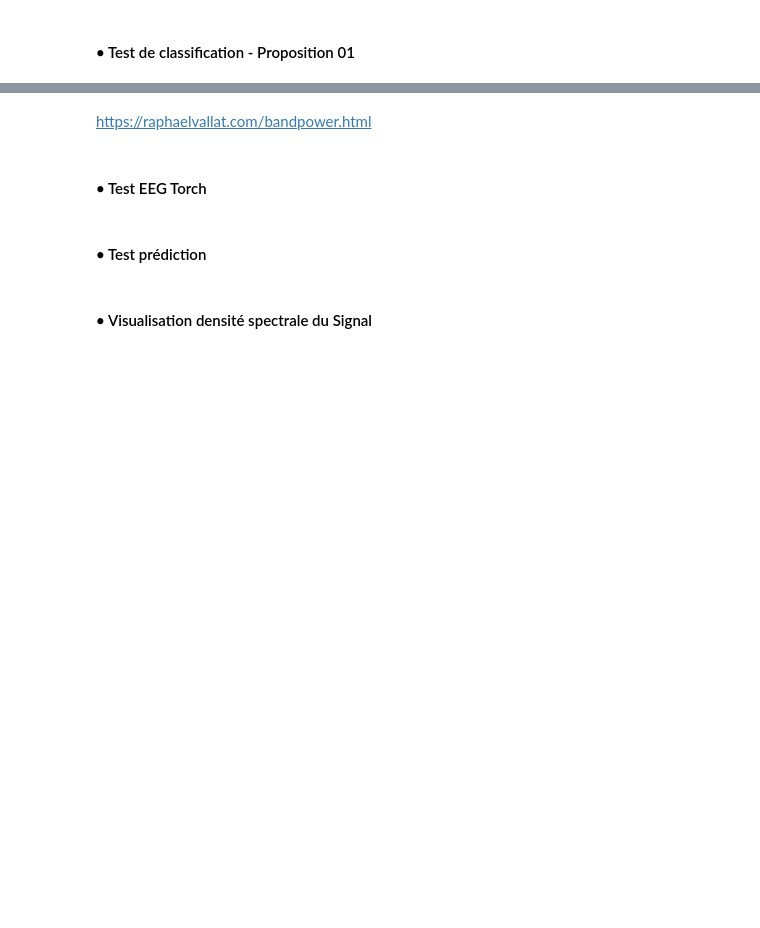
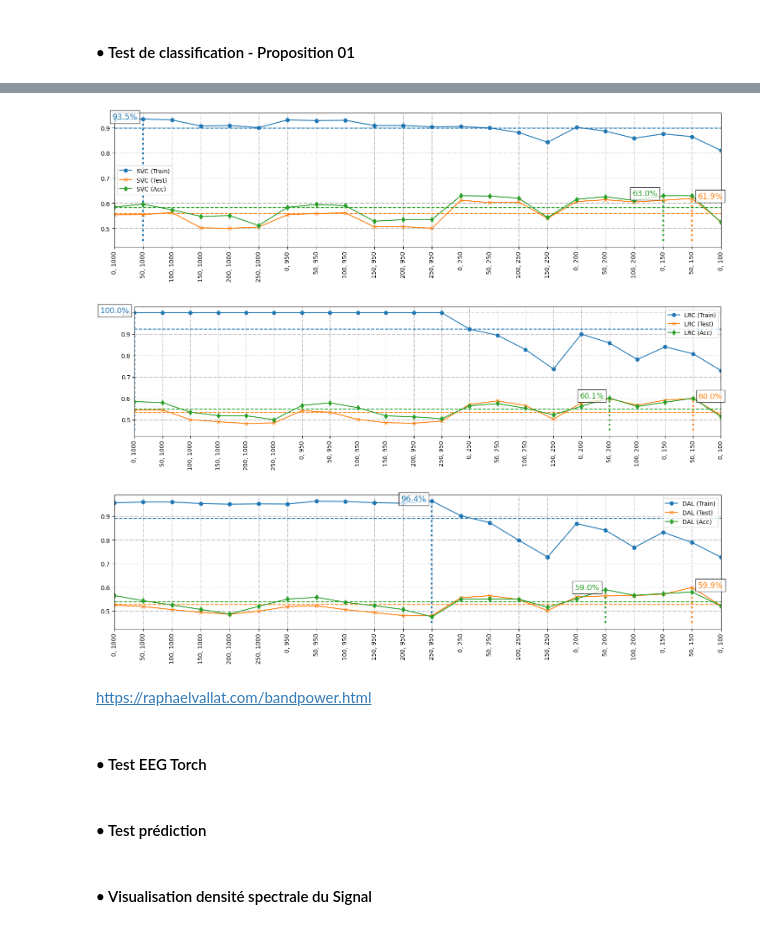
Before and after one commit to philippe-dpz/EEG_proj_repo, a Jupyter notebook: notebooks/Segmentation.ipynb, the cells around one changed output, grey strips where cells are left out. Saved outputs shown, nothing was run; the diff lists cells and outputs as text; code cells hidden in the pictures; blank space fills up the shorter version.

```diff
--- a/notebooks/Segmentation.ipynb
+++ b/notebooks/Segmentation.ipynb
@@ -136,4 +138,4 @@ test_X = csv_in_zip(path, directory = 'test')
 # %% [markdown]
 #### • Pré-traitement (Segmentation) des données
 # %%
-train_X, train_y, test_X, test_y = train_test_init(entrants, targets, files, methode = -1, reverse = False)
+train_X, train_y, test_X, test_y = train_test_init(entrants, targets, files, methode = -1, reverse = True)
@@ -275,35 +248,40 @@ for i in np.append(range(1000, 900, -lp), range(250, 0, -lp)):  # range(sec, lp
 # %%
 nb  = len(sched)
-v1  = [list(table[i :: nb]) for i in range(nb)]
-pos = [f"{x[1]}, {x[2]}" for x in v1[0]]
-xtk = range(len(v1[0]))
+v1  = [table[i :: nb] for i in range(nb)]
+pos = [f"{x[0]}, {x[1]}" for x in v1[0]]
+xtk = range(len(pos))
 
 for i in range(nb):
     plt.figure(figsize = (18, 4))
     plt.xlim([xtk[0], xtk[-1]])
     plt.grid(visible = True, ls = '-.')
     plt.xticks(xtk, labels = pos, rotation = 'vertical')
 
     for j in range(1, 4):
-        curve = np.array([float(x[-j]) for x in v1[i]])
-        max_  = max(curve)
-        x_    = np.where(curve == max_)[0][0]
-        line  = plt.plot(xtk, curve, f'{'_oxd'[j]}-', label = f'{leg[i]} ({acc_str[j - 1]})')
-        c     = line[-1].get_color()
-        fnt   = {
-                'fontsize': 13,
-                'fontweight': 'medium',
-                'horizontalalignment': 'right' if j % 2 == 0 else 'left', # 'center',
-                'bbox': dict(facecolor = 'white', alpha = .75),
+        crv  = np.array([float(x[1 + j]) for x in v1[i]])
+        max_ = max(crv)
+        x_   = np.where(crv == max_)[0][0]
+        k    = j % 2 == 0
+        off  = .2 * ([-1, 1][k])
+        fnt  = {
+                  'fontsize': 13,
+                  'fontweight': 'medium',
+                  'horizontalalignment': ['right', 'left'][k],
+                  'bbox': dict(facecolor = 'white', alpha = .75),
                 }
-        off = -.2 if j % 2 == 0 else .2
+        line = plt.plot(xtk, crv, f'{'_oxd'[j]}-', label = f'{leg[i]} ({['', 'Train', 'Test', 'Acc'][j]})')
+        c    = line[-1].get_color()
 
-        plt.hlines(np.mean(curve), 0, 250, colors = c, ls = '--')
+        plt.hlines(np.mean(crv), 0, 250, colors = c, ls = '--')
         plt.vlines(x_, .45, max_, ls = ':', colors = c, lw = 3)
         plt.text(x_ + off , max_, f'{max_:.1%}', c = c, fontdict = fnt)
 
     plt.legend()
     plt.show();
+# %% [output]
+[figure, added]
+[figure, added]
+[figure, added]
 # %%
 from sklearn.manifold import TSNE
 
```
Also changed, not shown: parts of 5 cells of this notebook, 2 other files.
